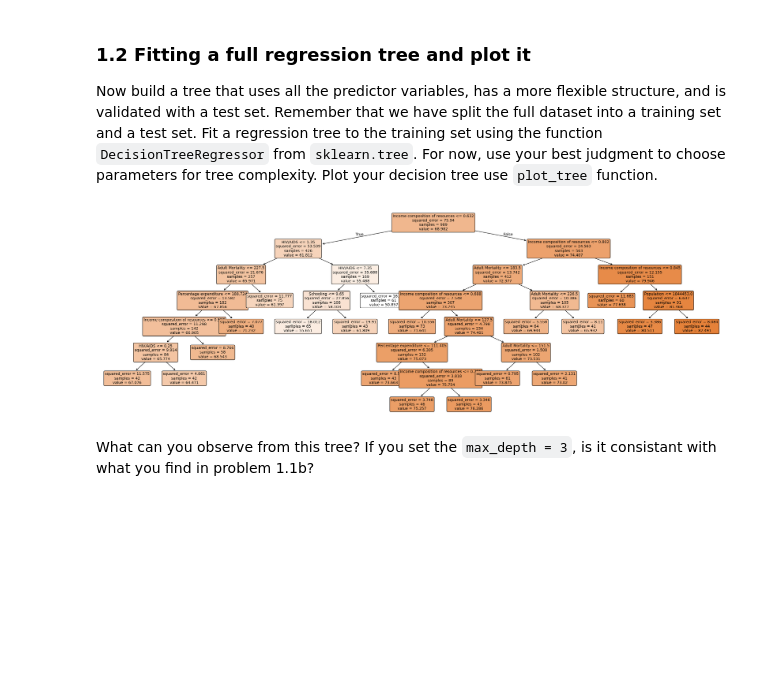
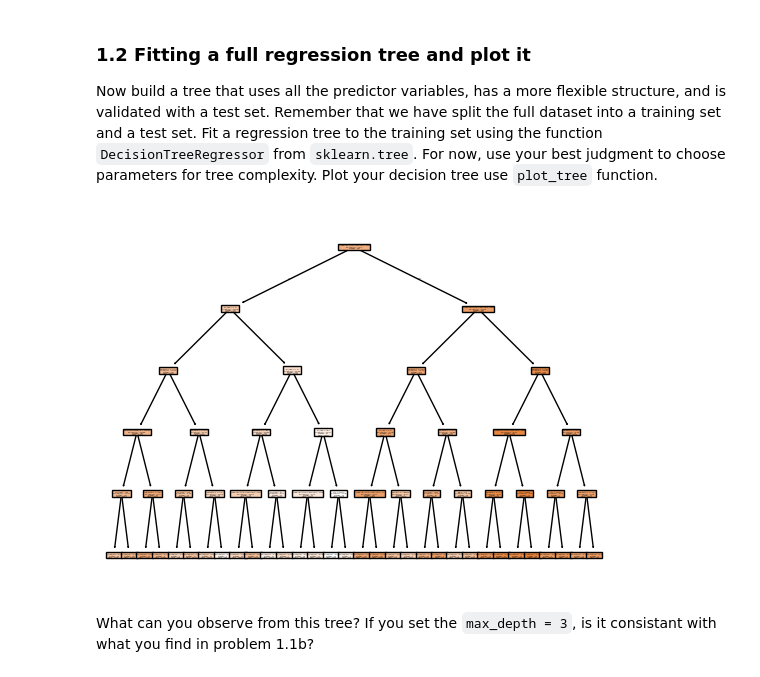
Before and after one commit to yuhanqianns94/Intro-to-ML, a Jupyter notebook: assignments/assn3/assn3.ipynb, the cells around one changed output. Cells and saved outputs as stored; diff of their text form; code cells hidden in the pictures; blank space fills up the shorter version.

```diff
--- a/assignments/assn3/assn3.ipynb
+++ b/assignments/assn3/assn3.ipynb
@@ -256,11 +272,18 @@ Now build a tree that uses all the predictor variables, has a more flexible stru
 # %%
 from sklearn import tree
 
 ### Your code starts here
 # tree parameters go inside the first set of parentheses and the training data
 # goes in the second set of parentheses
+model = tree.DecisionTreeRegressor(max_depth=5)
+model.fit(X_train, y_train)
+
+from sklearn.tree import plot_tree
+
+plot_tree(model, feature_names=X.columns, filled=True)
+plt.show()
 # %% [output]
-[figure, old version]
+[figure, new version]
 # %% [markdown]
 What can you observe from this tree? If you set the `max_depth = 3`, is it consistant with what you find in problem 1.1b?
 # %%
```
Also changed, not shown: parts of 6 cells of this notebook.
